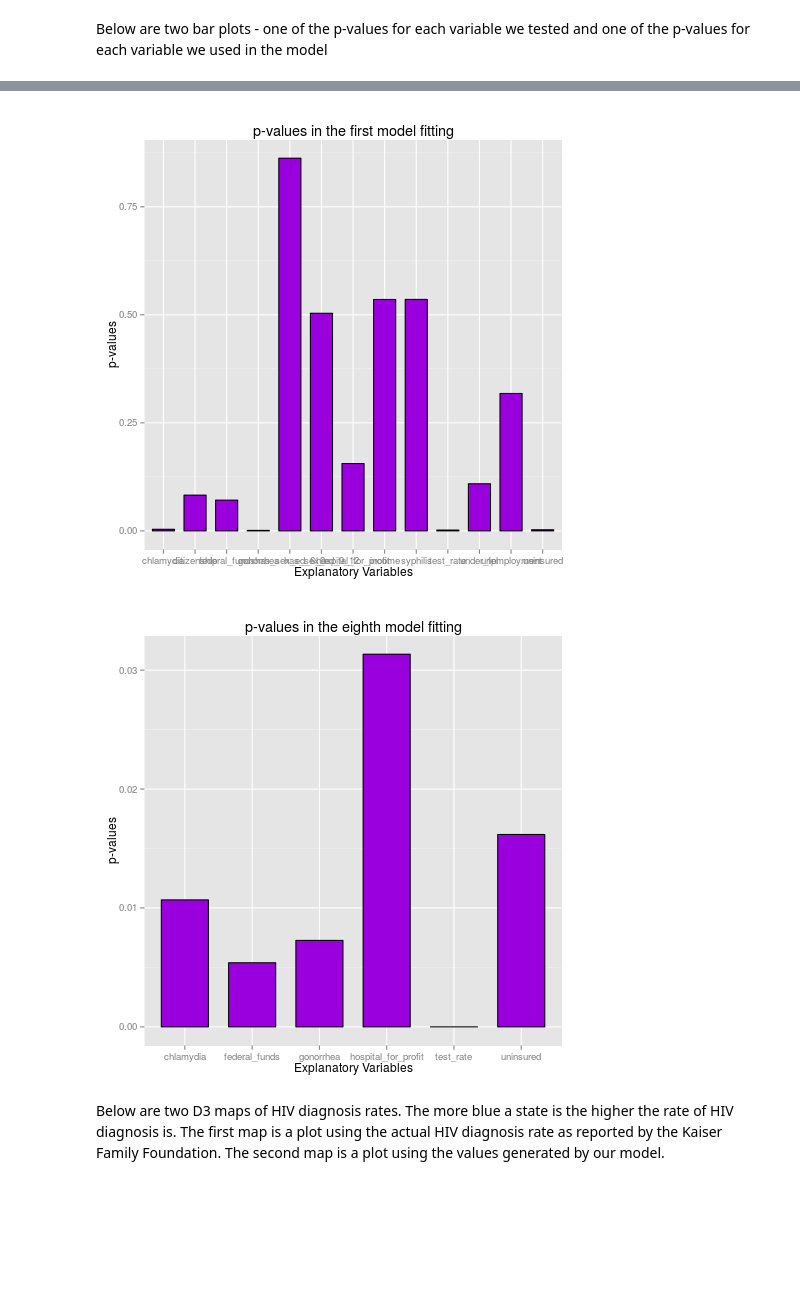
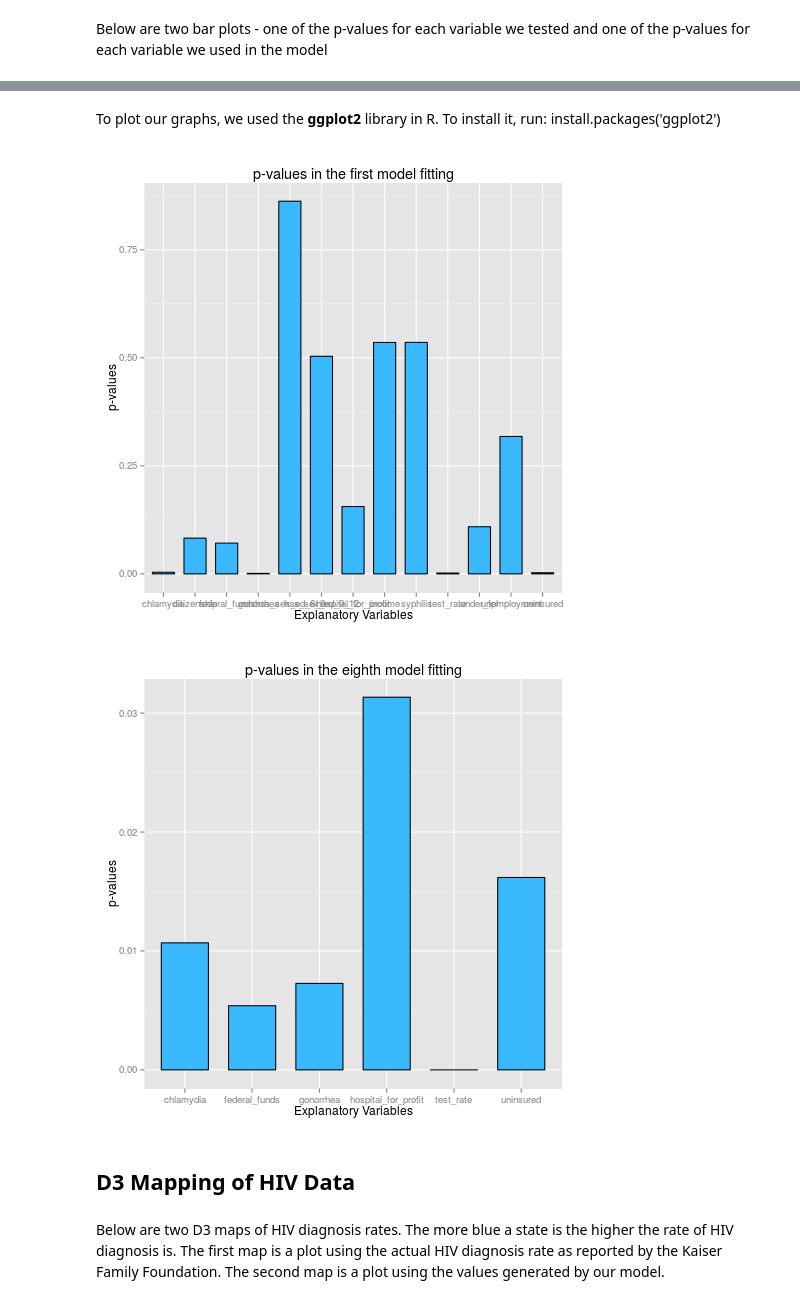
Before and after one commit to kyen89/data-analysis-template, a Jupyter notebook: notebooks/NB4_project_report.ipynb, the cells around one changed output, grey strips where cells are left out. Saved outputs shown, nothing was run; the diff lists cells and outputs as text; code cells hidden in the pictures; blank space fills up the shorter version.

```diff
--- a/notebooks/NB4_project_report.ipynb
+++ b/notebooks/NB4_project_report.ipynb
@@ -242,3 +221,6 @@ The downloaded source packages are in
+# %% [markdown]
+To plot our graphs, we used the **ggplot2** library in R. To install it, run:
+    install.packages('ggplot2')
 # %%
 %%R
 library(ggplot2)
@@ -250,29 +232,31 @@ stat1 = stat1[order(stat1$Pr...t..),]                               # ordering t
 pv=data.frame(variables=rownames(stat1), p_values=stat1$Pr...t..)
 
 x <- ggplot(data=pv, aes(x=variables, y=p_values)) +
-        geom_bar(colour="black", fill="#9900DD", width=.7, stat="identity") +
+        geom_bar(colour="black", fill="#3BB9FF", width=.7, stat="identity") +
         guides(fill=FALSE) +
         xlab("Explanatory Variables") + ylab("p-values") +
         ggtitle("p-values in the first model fitting")
 print(x)
 # %% [output]
-[figure, old version]
+[figure, new version]
 # %%
 %%R
 library(ggplot2)
 lm.out8 = lm(DF_Analysis$target~., data = DF_Analysis[,-removed])
 stat_temp8 = summary(lm.out8)
 stat8 = data.frame(stat_temp8[[4]])
 stat8_ = stat8[2:(15-length(removed)),]
 pv=data.frame(variables=rownames(stat8_), p_values=stat8_$Pr...t..)
 
 x <- ggplot(data=pv, aes(x=variables, y=p_values)) +
-        geom_bar(colour="black", fill="#9900DD", width=.7, stat="identity") +
+        geom_bar(colour="black", fill="#3BB9FF", width=.7, stat="identity") +
         guides(fill=FALSE) +
         xlab("Explanatory Variables") + ylab("p-values") +
         ggtitle("p-values in the eighth model fitting")
 print(x)
 # %% [output]
-[figure, old version]
+[figure, new version]
+# %% [markdown]
+## D3 Mapping of HIV Data
 # %% [markdown]
 Below are two D3 maps of HIV diagnosis rates. The more blue a state is the higher the rate of HIV diagnosis is. The first map is a plot using the actual HIV diagnosis rate as reported by the Kaiser Family Foundation. The second map is a plot using the values generated by our model.
```
Also changed, not shown: parts of 17 cells of this notebook, 1 other file.
